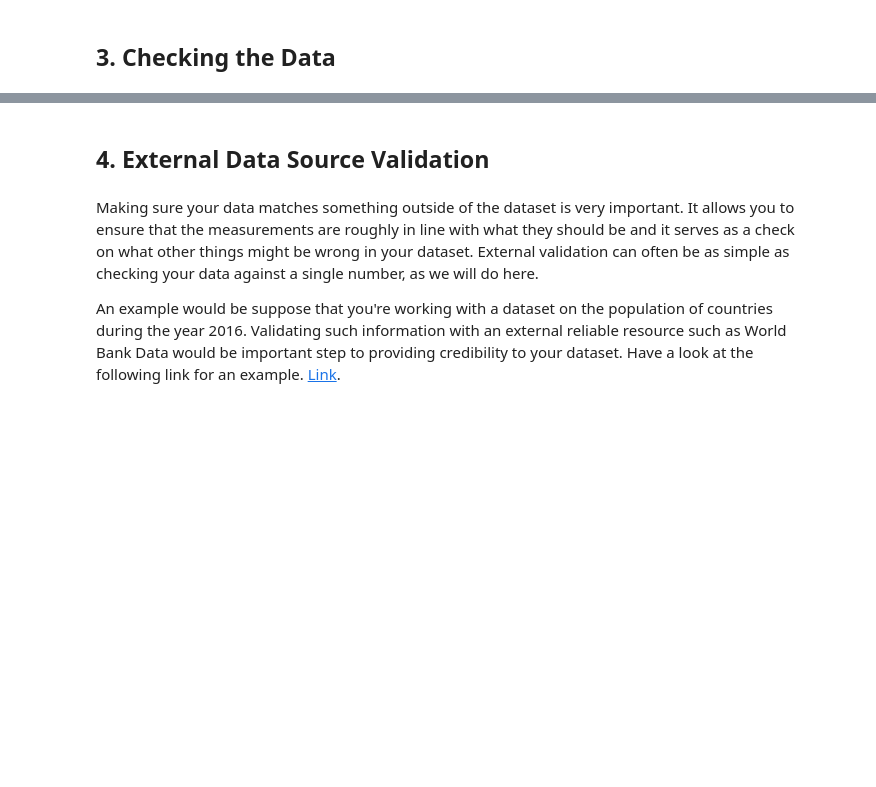
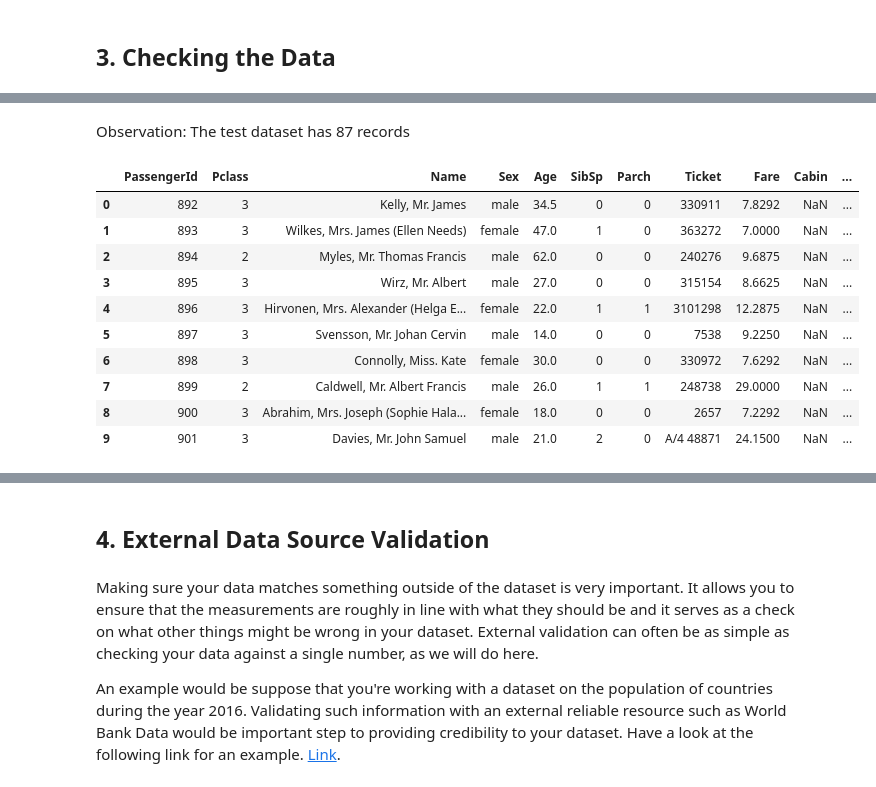
Before and after one commit to maronga/Week-9-IP, a Jupyter notebook: Titanic Survival Prediction/"Moringa_Data_Science_Core_W9_Independent_Python_Project_2022_02_25_John_Maronga_Python_Notebook_Dataset_1".ipynb, the cells around one changed output, grey strips where cells are left out. Cells and saved outputs as stored; diff of their text form; code cells hidden in the pictures; blank space fills up the shorter version.

```diff
--- a/Titanic Survival Prediction/"Moringa_Data_Science_Core_W9_Independent_Python_Project_2022_02_25_John_Maronga_Python_Notebook_Dataset_1".ipynb
+++ b/Titanic Survival Prediction/"Moringa_Data_Science_Core_W9_Independent_Python_Project_2022_02_25_John_Maronga_Python_Notebook_Dataset_1".ipynb
@@ -49,6 +49,6 @@ warnings.filterwarnings('ignore')
 # Dataset source = Dataset source = http://bit.ly/DiabetesDataSource
 # ---
 #
-url='https://raw.githubusercontent.com/maronga/Week-9-IP/main/Titanic%20Survival%20Prediction/test%20(5).csv'
+url='https://raw.githubusercontent.com/maronga/Week-9-IP/main/Titanic%20Survival%20Prediction/test%20(1).csv'
 test=pd.read_csv(url)
 test.head()
@@ -78,4 +102,19 @@ train.head()
+# %% [markdown]
+Observation: The test dataset has 87 records
 # %%
-# Previewing the top of our dataset
+# Previewing the top 10 rows of our dataset
 #
+test.head(10)
+# %% [output]
+|  | PassengerId | Pclass | Name | Sex | Age | SibSp | Parch | Ticket | Fare | Cabin | ... |
+| 0 | 892 | 3 | Kelly, Mr. James | male | 34.5 | 0 | 0 | 330911 | 7.8292 | NaN | ... |
+| 1 | 893 | 3 | Wilkes, Mrs. James (Ellen Needs) | female | 47.0 | 1 | 0 | 363272 | 7.0000 | NaN | ... |
+| 2 | 894 | 2 | Myles, Mr. Thomas Francis | male | 62.0 | 0 | 0 | 240276 | 9.6875 | NaN | ... |
+| 3 | 895 | 3 | Wirz, Mr. Albert | male | 27.0 | 0 | 0 | 315154 | 8.6625 | NaN | ... |
+| 4 | 896 | 3 | Hirvonen, Mrs. Alexander (Helga E... | female | 22.0 | 1 | 1 | 3101298 | 12.2875 | NaN | ... |
+| 5 | 897 | 3 | Svensson, Mr. Johan Cervin | male | 14.0 | 0 | 0 | 7538 | 9.2250 | NaN | ... |
+| 6 | 898 | 3 | Connolly, Miss. Kate | female | 30.0 | 0 | 0 | 330972 | 7.6292 | NaN | ... |
+| 7 | 899 | 2 | Caldwell, Mr. Albert Francis | male | 26.0 | 1 | 1 | 248738 | 29.0000 | NaN | ... |
+| 8 | 900 | 3 | Abrahim, Mrs. Joseph (Sophie Hala... | female | 18.0 | 0 | 0 | 2657 | 7.2292 | NaN | ... |
+| 9 | 901 | 3 | Davies, Mr. John Samuel | male | 21.0 | 2 | 0 | A/4 48871 | 24.1500 | NaN | ... |
 # %%
```
Also changed, not shown: parts of 21 cells of this notebook.
